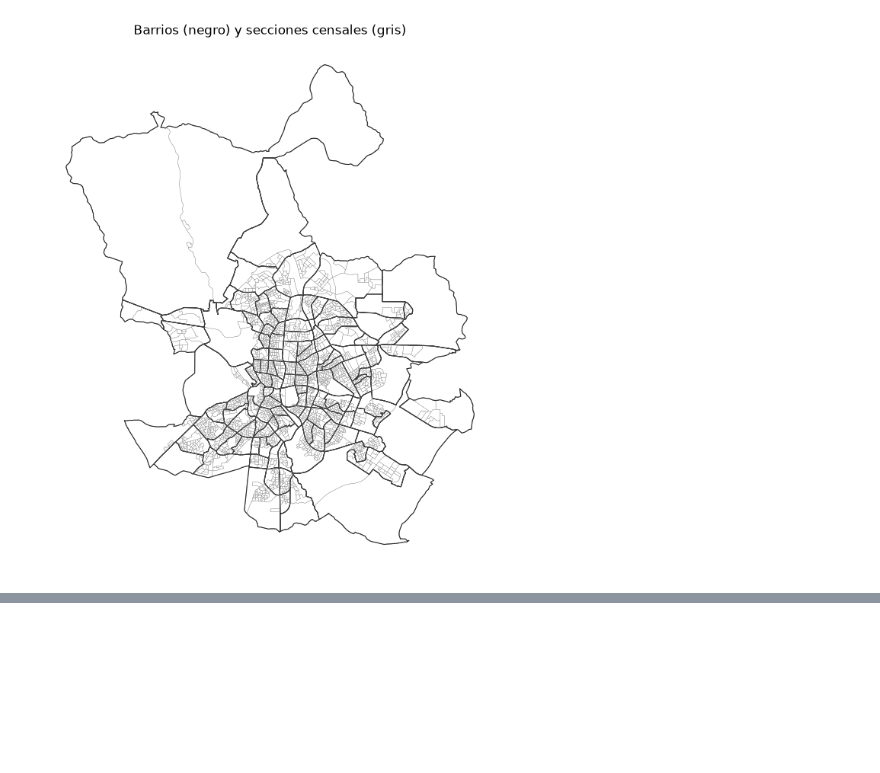
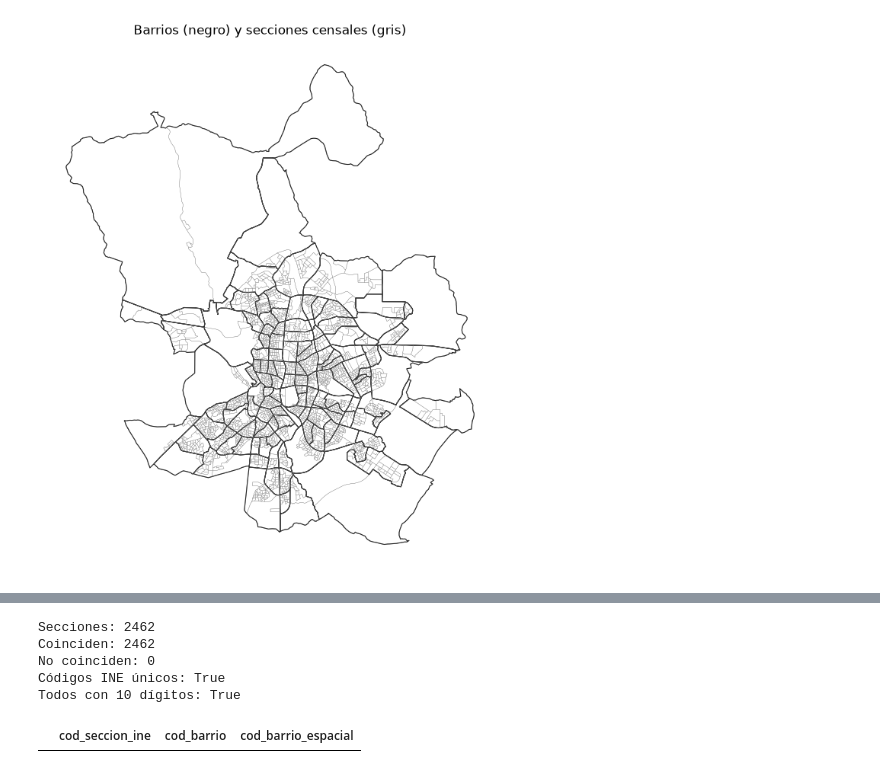
Before and after one commit to pzueco/donde-vivir-madrid, a Jupyter notebook: notebooks/01_barrios.ipynb, the cells around one changed output, grey strips where cells are left out. Cells and saved outputs as stored; diff of their text form; code cells hidden in the pictures; blank space fills up the shorter version.

```diff
--- a/notebooks/01_barrios.ipynb
+++ b/notebooks/01_barrios.ipynb
@@ -166,0 +185,20 @@ Text(0.5, 1.0, 'Barrios (negro) y secciones censales (gris)')
+# %%
+comparacion = secciones_limpio[["cod_seccion_ine", "cod_barrio"]].join(
+    cruce["cod_barrio"].rename("cod_barrio_espacial")
+)
+
+coinciden = (comparacion["cod_barrio"] == comparacion["cod_barrio_espacial"])
+print("Secciones:", len(comparacion))
+print("Coinciden:", coinciden.sum())
+print("No coinciden:", (~coinciden).sum())
+print("Códigos INE únicos:", secciones_limpio["cod_seccion_ine"].is_unique)
+print("Todos con 10 dígitos:", secciones_limpio["cod_seccion_ine"].str.len().eq(10).all())
+
+comparacion[~coinciden].head(10)
+# %% [output]
+Secciones: 2462
+Coinciden: 2462
+No coinciden: 0
+Códigos INE únicos: True
+Todos con 10 dígitos: True
+|  | cod_seccion_ine | cod_barrio | cod_barrio_espacial |
```
Also changed, not shown: parts of 3 cells of this notebook.
